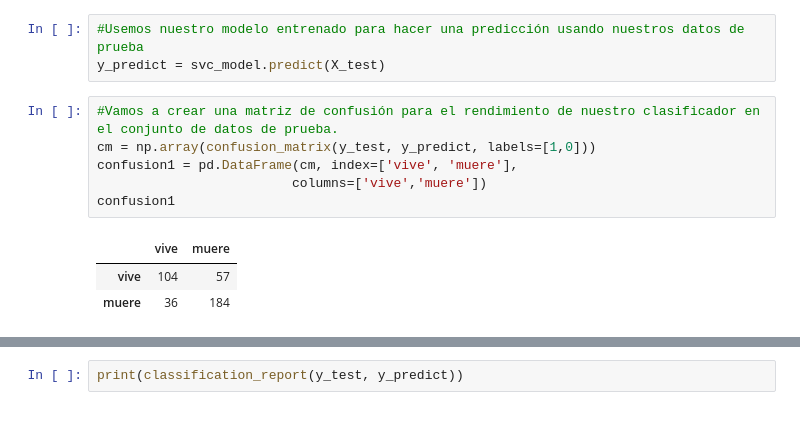
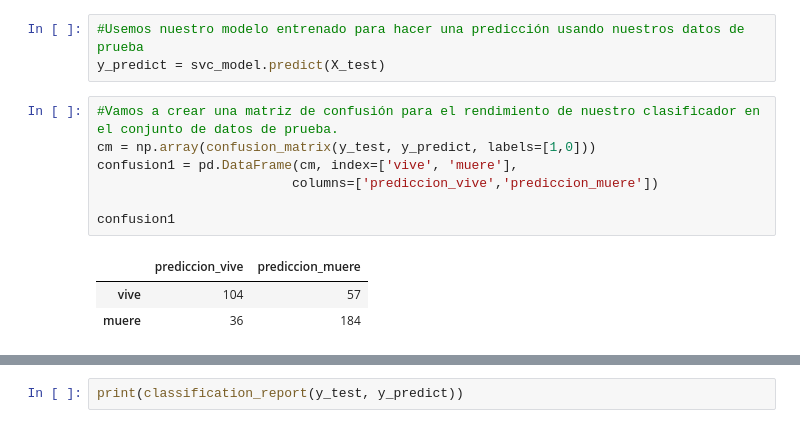
Before and after one commit to diazgaby/MachineLearning_Pregrado, a Jupyter notebook: comp.ipynb, the cells around one changed output, grey strips where cells are left out. Cells and saved outputs as stored; diff of their text form.

```diff
--- a/comp.ipynb
+++ b/comp.ipynb
@@ -260,10 +264,11 @@ y_predict = svc_model.predict(X_test)
 # %%
 #Vamos a crear una matriz de confusión para el rendimiento de nuestro clasificador en el conjunto de datos de prueba.
 cm = np.array(confusion_matrix(y_test, y_predict, labels=[1,0]))
 confusion1 = pd.DataFrame(cm, index=['vive', 'muere'],
-                         columns=['vive','muere'])
+                         columns=['prediccion_vive','prediccion_muere'])
+
 confusion1
 # %% [output]
-|  | vive | muere |
+|  | prediccion_vive | prediccion_muere |
 | vive | 104 | 57 |
 | muere | 36 | 184 |
```
Also changed, not shown: parts of 24 cells of this notebook.
